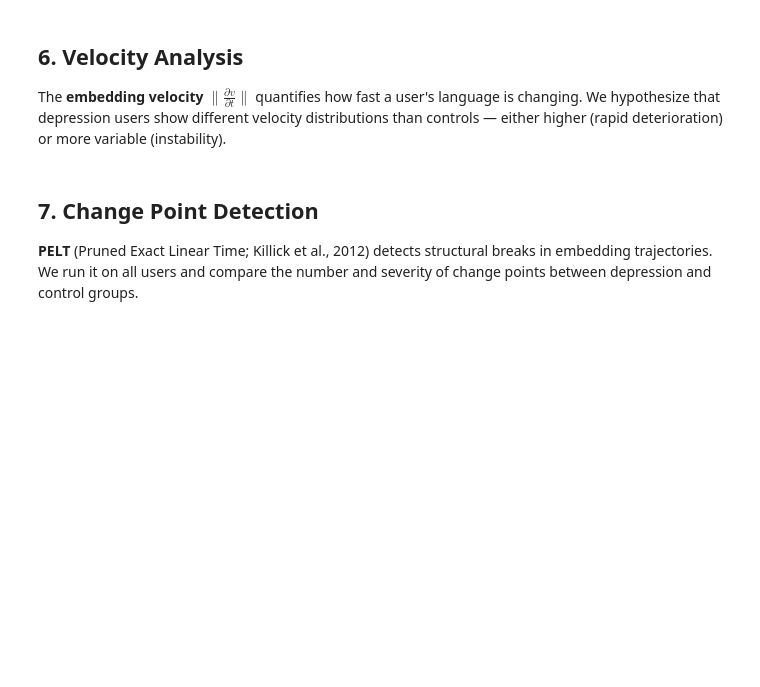
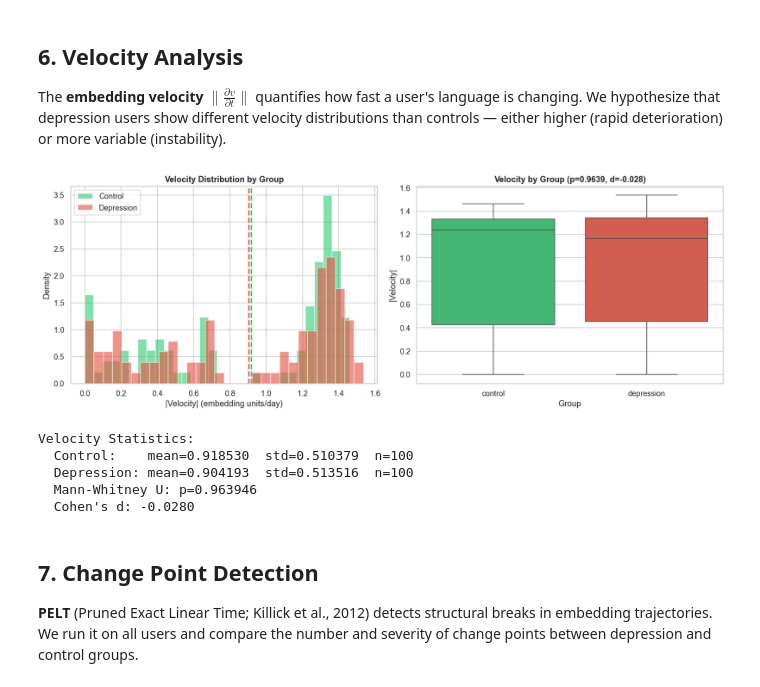
Before and after one commit to manucouto1/chronos-vector, a Jupyter notebook: notebooks/B1_linguistic_trajectory_mental_health.ipynb, the cells around one changed output. Saved outputs shown, nothing was run; the diff lists cells and outputs as text; code cells hidden in the pictures; blank space fills up the shorter version.

```diff
--- a/notebooks/B1_linguistic_trajectory_mental_health.ipynb
+++ b/notebooks/B1_linguistic_trajectory_mental_health.ipynb
@@ -106,9 +112,13 @@ if df['user_id'].nunique() > MAX_USERS:
     selected = np.concatenate([dep_users, ctrl_users])
     df = df[df['user_id'].isin(selected)].copy()
 
+# Drop rows with null timestamps
+df = df.dropna(subset=['timestamp'])
+
 # Convert timestamps to day offsets (for interpretable velocity)
 df['ts_days'] = (df['timestamp'] - df['timestamp'].min()).dt.total_seconds() / 86400
-df['ts_us'] = (df['ts_days'] * 1_000_000).astype(int)  # microseconds for CVX
+# Use day-scale timestamps (integer days) for interpretable velocity
+df['ts_int'] = df['ts_days'].astype(int)  # days since first observation
 
 print(f'\nAfter filtering (≥{MIN_POSTS_PER_USER} posts, max {MAX_USERS} users):')
 print(f'  Posts: {len(df):,}')
@@ -186,7 +217,7 @@ for uid_str, group in df.groupby('user_id'):
     eid = user_id_map[uid_str]
     label = group['label'].iloc[0]
     traj_list = list(zip(
-        group['ts_us'].tolist(),
+        group['ts_int'].tolist(),
         group[emb_cols].values.astype(np.float32).tolist()
     ))
 
@@ -210,33 +241,40 @@ ctrl_vel = vel_df[vel_df['label'] == 'control']['velocity']
 t_stat, p_value = stats.mannwhitneyu(dep_vel, ctrl_vel, alternative='two-sided')
 cohens_d = (dep_vel.mean() - ctrl_vel.mean()) / np.sqrt((dep_vel.std()**2 + ctrl_vel.std()**2) / 2)
 
 # Plot
 fig, axes = plt.subplots(1, 2, figsize=(14, 5))
 
 # Distribution
 axes[0].hist(ctrl_vel, bins=30, alpha=0.6, color=colors_map['control'], label='Control', density=True)
 axes[0].hist(dep_vel, bins=30, alpha=0.6, color=colors_map['depression'], label='Depression', density=True)
 axes[0].axvline(ctrl_vel.mean(), color=colors_map['control'], linestyle='--', linewidth=2)
 axes[0].axvline(dep_vel.mean(), color=colors_map['depression'], linestyle='--', linewidth=2)
 axes[0].set_xlabel('|Velocity| (embedding units/day)')
 axes[0].set_ylabel('Density')
 axes[0].set_title('Velocity Distribution by Group', fontweight='bold')
 axes[0].legend()
 
 # Box plot
 sns.boxplot(data=vel_df, x='label', y='velocity', palette=colors_map, ax=axes[1])
 axes[1].set_title(f'Velocity by Group (p={p_value:.4f}, d={cohens_d:.3f})', fontweight='bold')
 axes[1].set_xlabel('Group')
 axes[1].set_ylabel('|Velocity|')
 
 plt.tight_layout()
 plt.show()
 
 print(f'Velocity Statistics:')
 print(f'  Control:    mean={ctrl_vel.mean():.6f}  std={ctrl_vel.std():.6f}  n={len(ctrl_vel)}')
 print(f'  Depression: mean={dep_vel.mean():.6f}  std={dep_vel.std():.6f}  n={len(dep_vel)}')
 print(f'  Mann-Whitney U: p={p_value:.6f}')
 print(f'  Cohen\'s d: {cohens_d:.4f}')
+# %% [output]
+[figure, added]
+Velocity Statistics:
+  Control:    mean=0.918530  std=0.510379  n=100
+  Depression: mean=0.904193  std=0.513516  n=100
+  Mann-Whitney U: p=0.963946
+  Cohen's d: -0.0280
 # %% [markdown]
 ## 7. Change Point Detection
 
```
Also changed, not shown: parts of 11 cells of this notebook, 4 other files.
